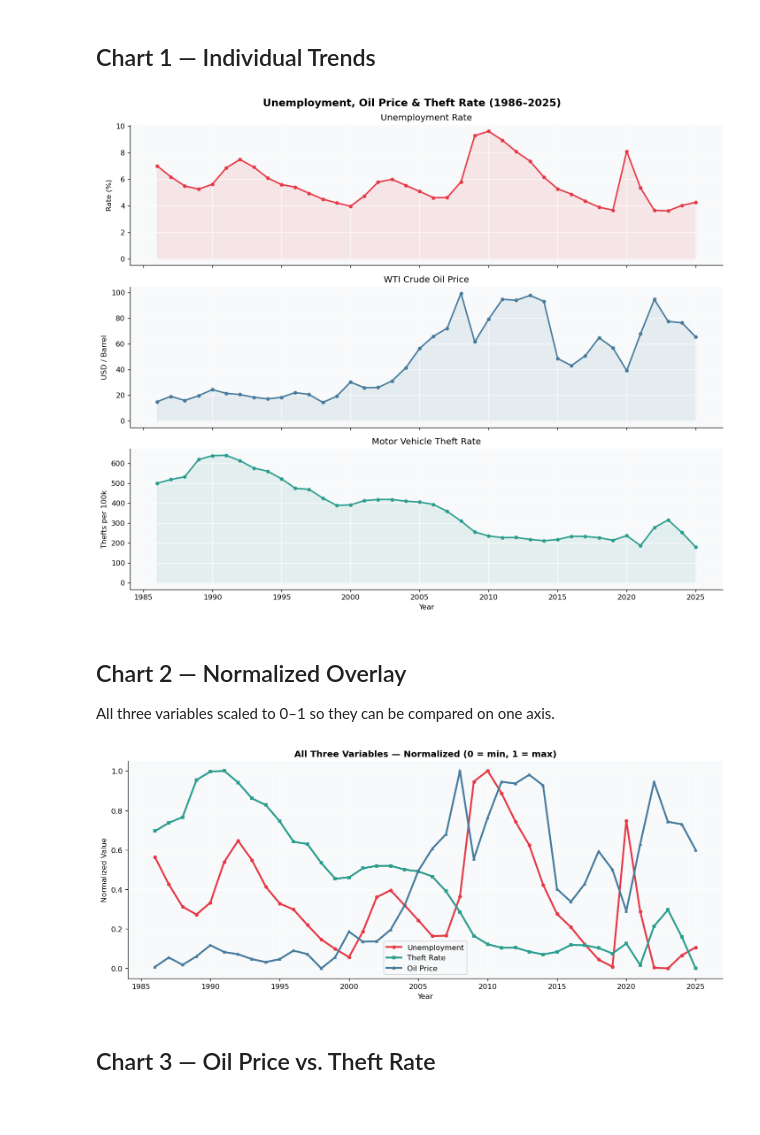
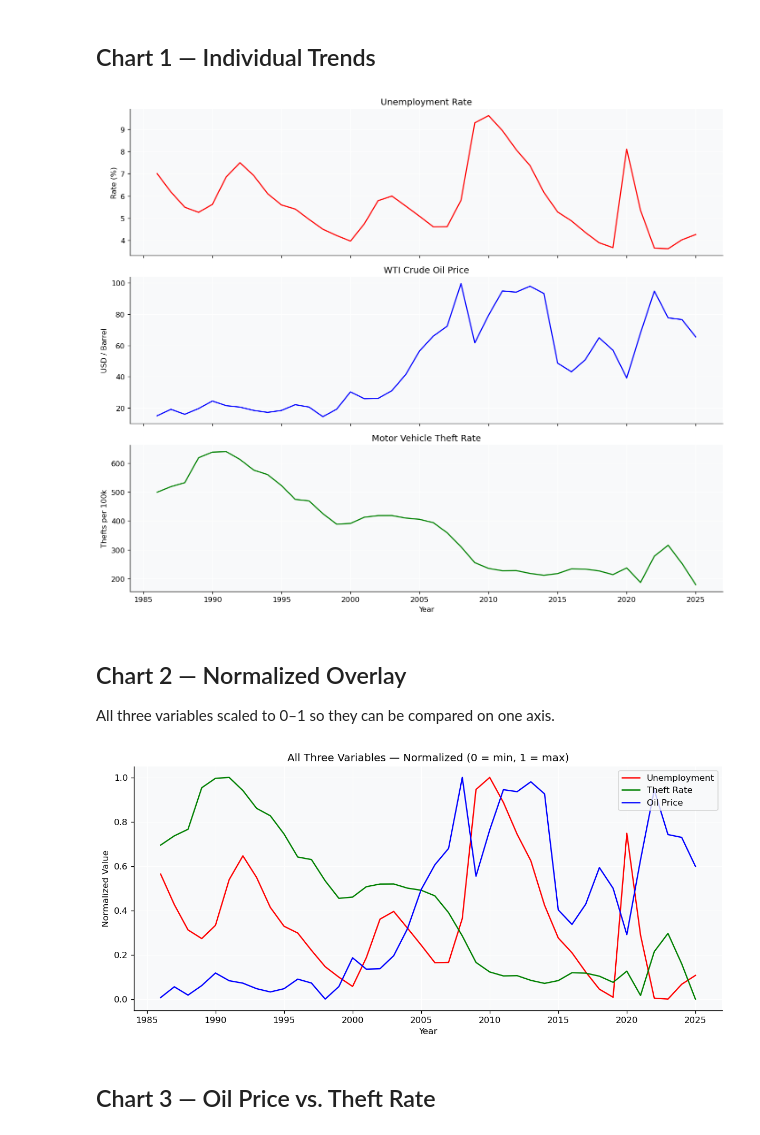
Before and after one commit to JackSmoot/DS256, a Jupyter notebook: Final/economic_crime_analysis.ipynb, the cells around one changed output. Saved outputs shown, nothing was run; the diff lists cells and outputs as text; code cells hidden in the pictures; blank space fills up the shorter version.

```diff
--- a/Final/economic_crime_analysis.ipynb
+++ b/Final/economic_crime_analysis.ipynb
@@ -11,11 +11,7 @@ from scipy import stats
 plt.rcParams.update({
     'figure.dpi': 120,
     'figure.facecolor': 'white',
-    'axes.facecolor': '#f8f9fa',
     'axes.grid': True,
-    'grid.color': 'white',
-    'axes.spines.top': False,
-    'axes.spines.right': False,
 })
 # %%
 URL_UNRATE = "https://raw.githubusercontent.com/JackSmoot/DS256/refs/heads/main/Final/UNRATE.csv"
@@ -80,20 +79,16 @@ Dataset: 1986–2025, 40 years
 ## Chart 1 — Individual Trends
 # %%
 fig, axes = plt.subplots(3, 1, figsize=(12, 10), sharex=True)
-fig.suptitle('Unemployment, Oil Price & Theft Rate (1986–2025)', fontsize=14, fontweight='bold')
 
-axes[0].plot(df.index, df['unrate'], color='#e63946', lw=2, marker='o', ms=4)
-axes[0].fill_between(df.index, df['unrate'], alpha=0.1, color='#e63946')
+axes[0].plot(df.index, df['unrate'], color='red')
 axes[0].set_ylabel('Rate (%)')
 axes[0].set_title('Unemployment Rate')
 
-axes[1].plot(df.index, df['oil'], color='#457b9d', lw=2, marker='o', ms=4)
-axes[1].fill_between(df.index, df['oil'], alpha=0.1, color='#457b9d')
+axes[1].plot(df.index, df['oil'], color='blue')
 axes[1].set_ylabel('USD / Barrel')
 axes[1].set_title('WTI Crude Oil Price')
 
-axes[2].plot(df.index, df['theft_rate'], color='#2a9d8f', lw=2, marker='o', ms=4)
-axes[2].fill_between(df.index, df['theft_rate'], alpha=0.1, color='#2a9d8f')
+axes[2].plot(df.index, df['theft_rate'], color='green')
 axes[2].set_ylabel('Thefts per 100k')
 axes[2].set_title('Motor Vehicle Theft Rate')
 axes[2].set_xlabel('Year')
@@ -101,26 +96,27 @@ axes[2].set_xlabel('Year')
 plt.tight_layout()
 plt.show()
 # %% [output]
-[figure, old version]
+[figure, new version]
 # %% [markdown]
 ## Chart 2 — Normalized Overlay
 All three variables scaled to 0–1 so they can be compared on one axis.
 # %%
-def norm(s): return (s - s.min()) / (s.max() - s.min())
+unrate_norm = (df['unrate']     - df['unrate'].min())     / (df['unrate'].max()     - df['unrate'].min())
+oil_norm    = (df['oil']        - df['oil'].min())        / (df['oil'].max()        - df['oil'].min())
+theft_norm  = (df['theft_rate'] - df['theft_rate'].min()) / (df['theft_rate'].max() - df['theft_rate'].min())
 
 fig, ax = plt.subplots(figsize=(12, 5))
-ax.plot(df.index, norm(df['unrate']),     color='#e63946', lw=2.5, marker='o', ms=4, label='Unemployment')
-ax.plot(df.index, norm(df['theft_rate']), color='#2a9d8f', lw=2.5, marker='s', ms=4, label='Theft Rate')
-ax.plot(df.index, norm(df['oil']),        color='#457b9d', lw=2.5, marker='^', ms=4, label='Oil Price')
+ax.plot(df.index, unrate_norm, color='red',   label='Unemployment')
+ax.plot(df.index, theft_norm,  color='green', label='Theft Rate')
+ax.plot(df.index, oil_norm,    color='blue',  label='Oil Price')
 
-ax.set_title('All Three Variables — Normalized (0 = min, 1 = max)', fontweight='bold')
+ax.set_title('All Three Variables — Normalized (0 = min, 1 = max)')
 ax.set_ylabel('Normalized Value')
 ax.set_xlabel('Year')
 ax.legend()
-plt.tight_layout()
 plt.show()
 # %% [output]
-[figure, old version]
+[figure, new version]
 # %% [markdown]
 ## Chart 3 — Oil Price vs. Theft Rate
 # %%
```
Also changed, not shown: parts of 7 cells of this notebook.
